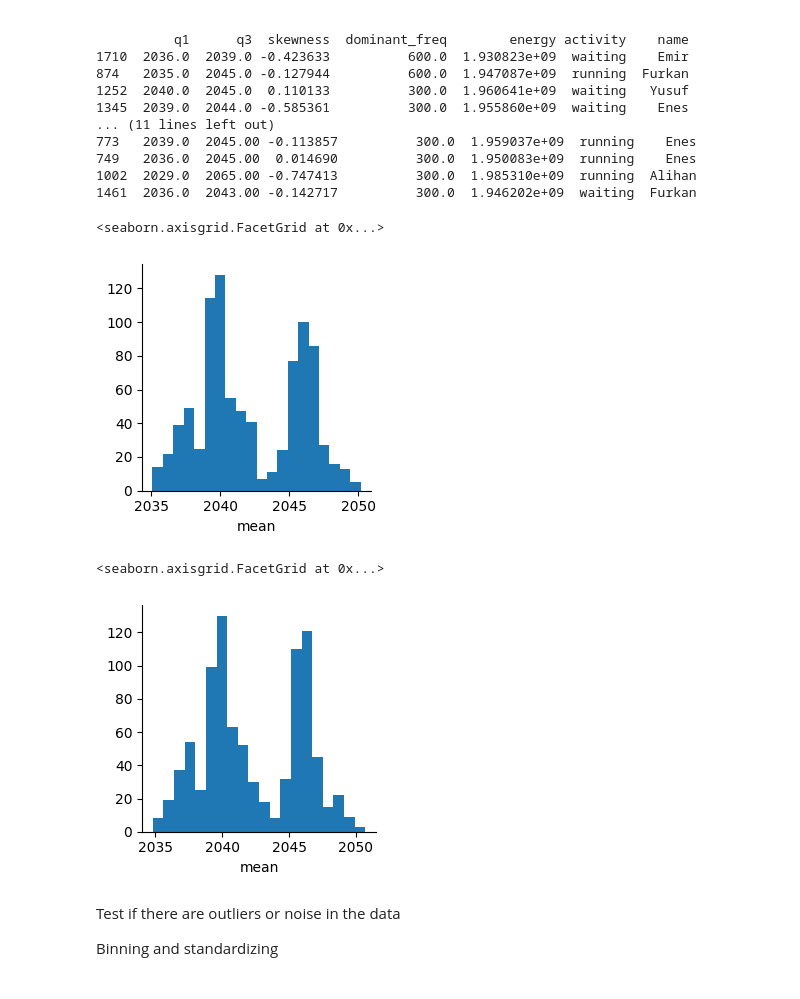
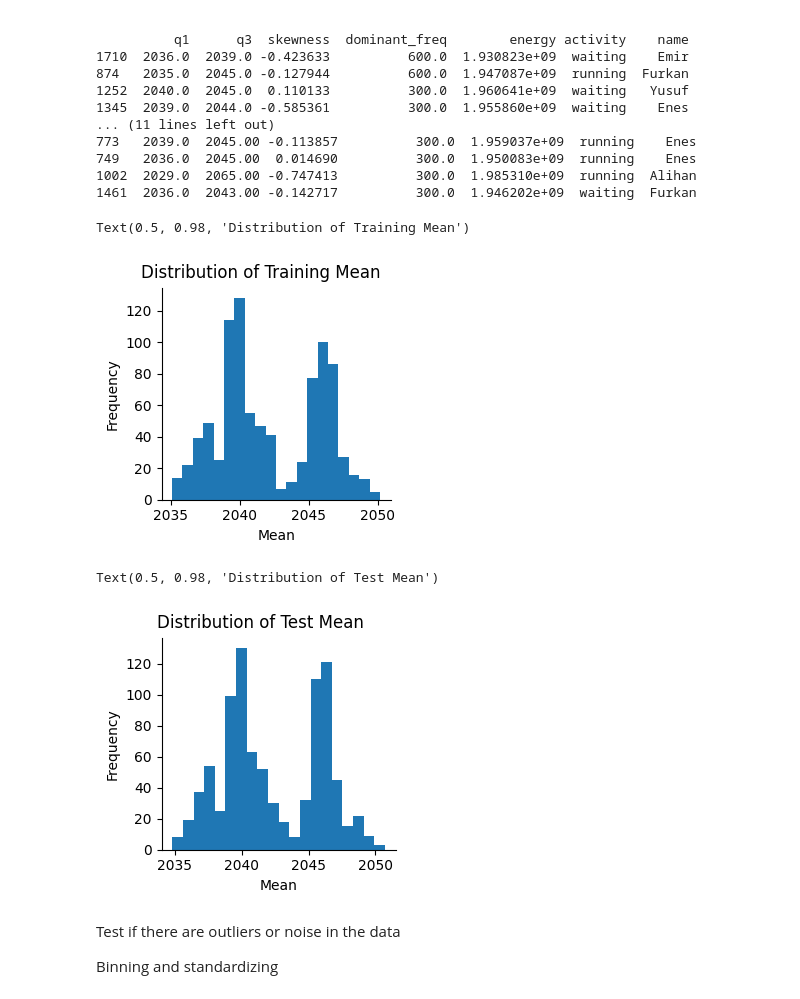
Before and after one commit to SShar195/CSE572GroupProject, a Jupyter notebook: group-project.ipynb, the cells around one changed output. Drawn from its saved outputs; the diff is of its cells as text; code cells hidden in the pictures.

Commit message:
made graphs pretty

```diff
--- a/group-project.ipynb
+++ b/group-project.ipynb
@@ -81,15 +86,24 @@ print(test.head())
 # %%
 train_g = sns.FacetGrid(train)
 train_g.map(plt.hist, 'mean', bins=20)
+train_g.set_axis_labels("Mean", "Frequency")
+train_g.set_titles(col_template="{col_name}")
+plt.subplots_adjust(top=0.9)
+train_g.figure.suptitle("Distribution of Training Mean")
 # %% [output]
-<seaborn.axisgrid.FacetGrid at 0x...>
+Text(0.5, 0.98, 'Distribution of Training Mean')
-[figure, old version]
+[figure, new version]
 # %%
 test_g = sns.FacetGrid(test)
 test_g.map(plt.hist, 'mean', bins=20)
+
+test_g.set_axis_labels("Mean", "Frequency")
+test_g.set_titles(col_template="{col_name}")
+plt.subplots_adjust(top=0.9)
+test_g.figure.suptitle("Distribution of Test Mean")
 # %% [output]
-<seaborn.axisgrid.FacetGrid at 0x...>
+Text(0.5, 0.98, 'Distribution of Test Mean')
-[figure, old version]
+[figure, new version]
 # %% [markdown]
 Test if there are outliers or noise in the data
 
```
Also changed, not shown: parts of 1 cell of this notebook.
